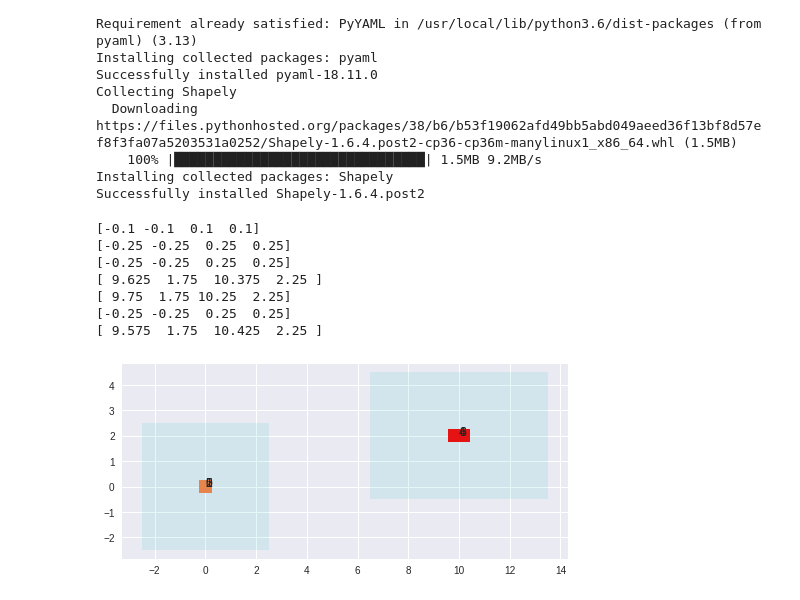
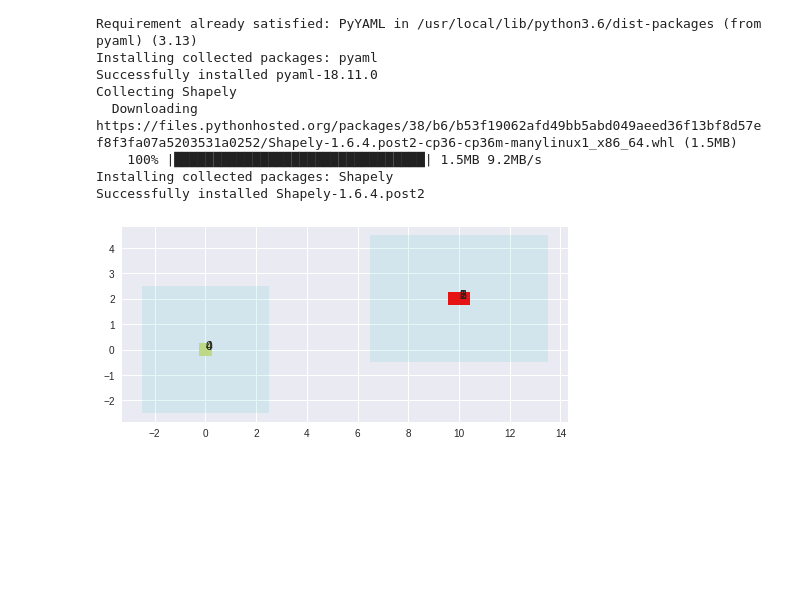
Before and after one commit to HammadB/ProceduralLayout, a Jupyter notebook: Layout.ipynb, the cells around one changed output. Drawn from its saved outputs; the diff is of its cells as text; code cells hidden in the pictures; blank space fills up the shorter version.

```diff
--- a/Layout.ipynb
+++ b/Layout.ipynb
@@ -217,13 +236,32 @@ class Rectangle(object):
   def getPlane(self):
     return self._myPlane
 
+  def fromObjRepr(stringRepr):
+    # example: {"center":{"x":-10.8100004196167,"y":0.0},"dim1":0.9999999403953552,
+    # "dim2":0.9999999403953552,"rotation":19.999998092651368,"className":""}
+    center = (stringRepr['center']['x'], stringRepr['center']['y'])
+    newRect = Rectangle(center, stringRepr['dim1'], stringRepr['dim2'])
+    if stringRepr['className'] != "" and stringRepr['className'] != None:
+      newRect.className = stringRepr['className']
+    return newRect.get_rotated(stringRepr['rotation'])
+
+  def toObjRepr(self):
+    objRepr = {}
+    #Just center for now
+    center = {}
+    bounds = self.box.bounds
+    center_x = (bounds[0] + bounds[2]) / 2.
+    center_y = (bounds[1] + bounds[3]) / 2.
+    center['x'] = center_x
+    center['y'] = center_y
+    objRepr['center'] = center
+    return objRepr
 
 class Layout(object):
 
-  def __init__(self, layoutObjects, planeBoxes, doAssignment=False, environmentBoxes=[]):
+  def __init__(self, layoutObjects, planeBoxes, doAssignment=False):
     self._myLayoutObjects = layoutObjects
     self.planeBoxes = planeBoxes
-    self.environmentBoxes = environmentBoxes
     self._myConstraints = []
     if doAssignment:
       self._assignBoxes()
@@ -231,11 +269,10 @@ class Layout(object):
   def _assignBoxes(self):
     for layoutObj in self._myLayoutObjects:
       objArea = layoutObj.get_area()
-      allPlaneBoxes = self.getAllPlaneBoxes()
-      indexes = np.arange(len(allPlaneBoxes))
+      indexes = np.arange(len(self.getPlaneBoxes()))
       np.random.shuffle(indexes)
       for j in indexes:
-        candidatePlane = allPlaneBoxes[j]
+        candidatePlane = self.planeBoxes[j]
         if objArea < candidatePlane.get_area():
           layoutObj.setPlane(candidatePlane)
           layoutObj.update_center(candidatePlane.center)
@@ -244,13 +281,8 @@ class Layout(object):
   def getLayoutObjects(self):
     return self._myLayoutObjects
 
-  #Returns only non-enviornment planes
   def getPlaneBoxes(self):
     return self.planeBoxes
-
-  #Returns all planes, environment included
-  def getAllPlaneBoxes(self):
-    return self.planeBoxes + self.environmentBoxes
 
   def getClassToObjects(self):
     classToObj = {}
@@ -275,53 +307,42 @@ class Layout(object):
     #For now all layout objects are Boxes
     i = 0
     for box in self._myLayoutObjects:
-      print(np.array(box.box.bounds))
       shape = plt.Polygon(np.array(box.box.exterior.coords), fc=colors[i])
       plt.gca().add_patch(shape)
       #label the box
       plt.text(box.center[0], box.center[1], str(i))
       i += 1
     #bounding box
-    for planeBox in self.getAllPlaneBoxes():
-      color = "c"
-      if planeBox in self.environmentBoxes:
-        color="d"
-      shape = plt.Polygon(np.array(planeBox.box.exterior.coords), fc=color, alpha=0.1)
+    for planeBox in self.getPlaneBoxes():
+      shape = plt.Polygon(np.array(planeBox.box.exterior.coords), fc="c", alpha=0.1)
       plt.gca().add_patch(shape)
     plt.axis('scaled')
     plt.show()
 
   def __copy__(self):
     newLayoutObjects = []
     for layoutObject in self.getLayoutObjects():
       newLayoutObject = copy(layoutObject)
       newLayoutObjects.append(newLayoutObject)
     return Layout(*newLayoutObjects)
 
 
 b = Rectangle((0, 0), 0.2, 0.2)
 b2 = Rectangle((0, 0),  0.5, 0.5)
 b3 = Rectangle((0, 0),  0.5, 0.5)
 b4 = Rectangle((0, 0),  0.75, 0.5)
 b5 = Rectangle((0, 0),  0.5, 0.5)
 b6 = Rectangle((0, 0),  0.5, 0.5)
 b7 = Rectangle((0, 0),  0.5, 0.5)
 b7 = Rectangle((0, 0),  0.85, 0.5)
 boxes = [b, b2, b3 ,b4, b5, b6, b7]
 
 bounds = Rectangle((0, 0),  5, 5)
 bounds2 = Rectangle((10, 2), 7, 5)
 layout = Layout([b, b2, b3 ,b4, b5, b6, b7], [bounds, bounds2], doAssignment=True)
 layout.drawLayout()
 # %% [output]
-[-0.1 -0.1  0.1  0.1]
-[-0.25 -0.25  0.25  0.25]
-[-0.25 -0.25  0.25  0.25]
-[ 9.625  1.75  10.375  2.25 ]
-[ 9.75  1.75 10.25  2.25]
-[-0.25 -0.25  0.25  0.25]
-[ 9.575  1.75  10.425  2.25 ]
-[figure, old version]
+[figure, new version]
 # %%
 def parse_constraint_yaml(file_name):
   with open(file_name, 'r') as layoutdef:
```
Also changed, not shown: parts of 4 cells of this notebook.
